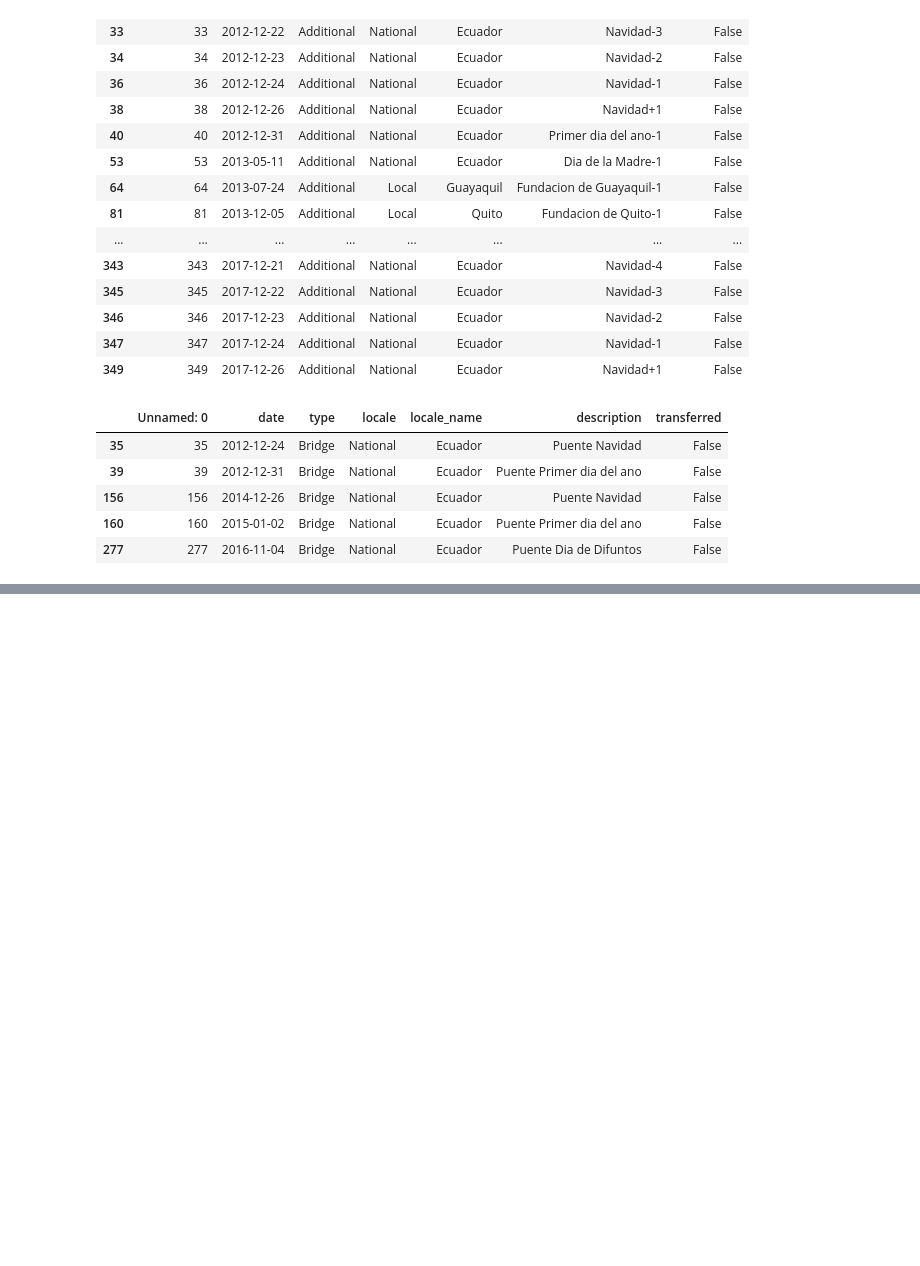
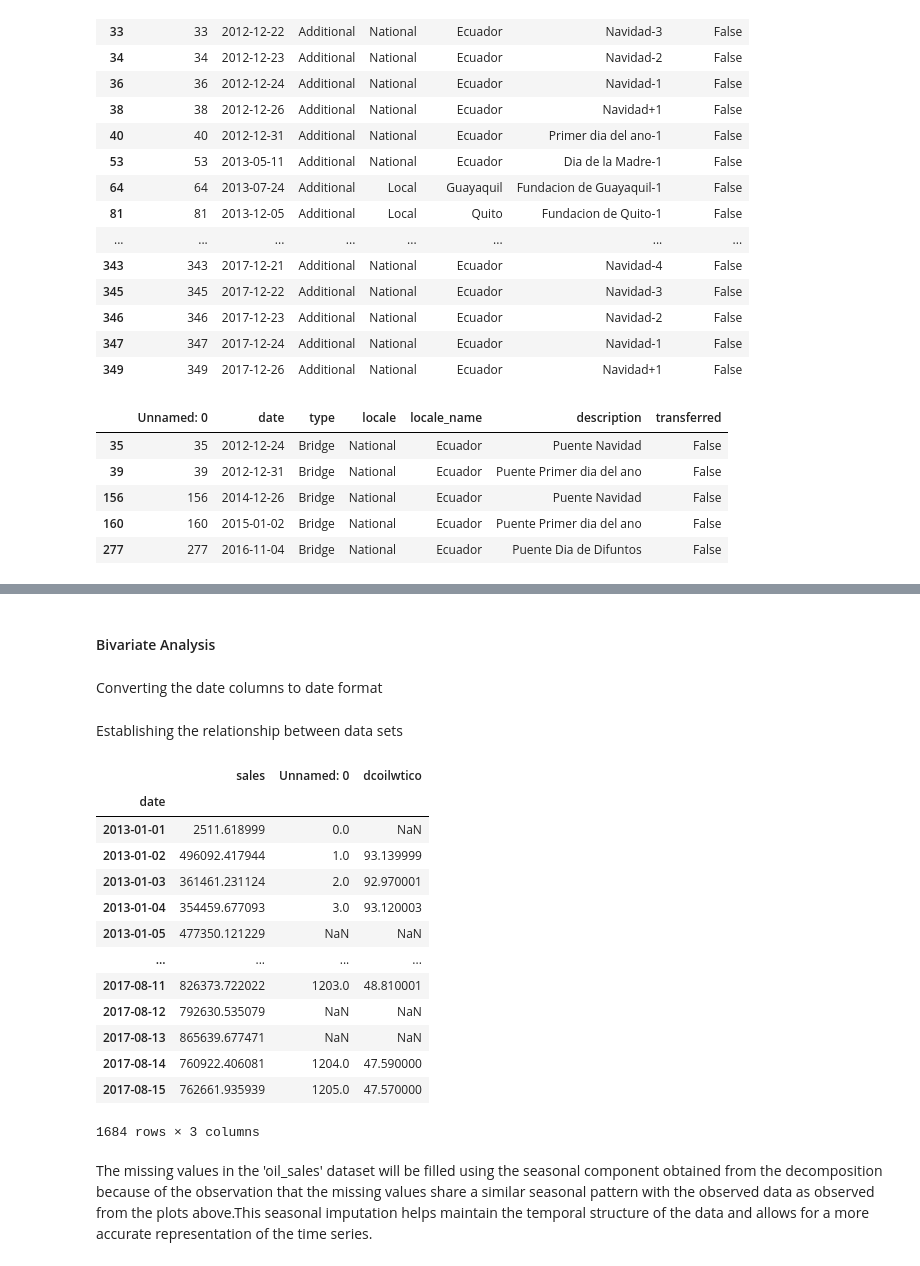
Before and after one commit to BrianBassey37/Data_Science_Projects, a Jupyter notebook: notebooks/RegressionNotebook.ipynb, the cells around one changed output, grey strips where cells are left out. Saved outputs shown, nothing was run; the diff lists cells and outputs as text; code cells hidden in the pictures; blank space fills up the shorter version.

Commit message:
bivariate analysis

```diff
--- a/notebooks/RegressionNotebook.ipynb
+++ b/notebooks/RegressionNotebook.ipynb
@@ -519,0 +529,4 @@ bridge_holidays
+# %% [markdown]
+#### Bivariate Analysis
+# %% [markdown]
+Converting the date columns to date format
@@ -519,0 +539,2 @@ bridge_holidays
+# %% [markdown]
+Establishing the relationship between data sets
@@ -519,0 +543,21 @@ bridge_holidays
+# %%
+oil_sales_data = pd.merge(Sales_data, oil_data, on='date', how='left')
+oil_sales_data = oil_sales_data.set_index('date')
+oil_sales_data
+# %% [output]
+|  | sales | Unnamed: 0 | dcoilwtico |
+| date |  |  |  |
+| 2013-01-01 | 2511.618999 | 0.0 | NaN |
+| 2013-01-02 | 496092.417944 | 1.0 | 93.139999 |
+| 2013-01-03 | 361461.231124 | 2.0 | 92.970001 |
+| 2013-01-04 | 354459.677093 | 3.0 | 93.120003 |
+| 2013-01-05 | 477350.121229 | NaN | NaN |
+| ... | ... | ... | ... |
+| 2017-08-11 | 826373.722022 | 1203.0 | 48.810001 |
+| 2017-08-12 | 792630.535079 | NaN | NaN |
+| 2017-08-13 | 865639.677471 | NaN | NaN |
+| 2017-08-14 | 760922.406081 | 1204.0 | 47.590000 |
+| 2017-08-15 | 762661.935939 | 1205.0 | 47.570000 |
+1684 rows × 3 columns
+# %% [markdown]
+The missing values in the 'oil_sales' dataset will be filled using the seasonal component obtained from the decomposition because of the observation that the missing values share a similar seasonal pattern with the observed data as observed from the plots above.This seasonal imputation helps maintain the temporal structure of the data and allows for a more accurate representation of the time series.
```
Also changed, not shown: parts of 7 cells of this notebook.
